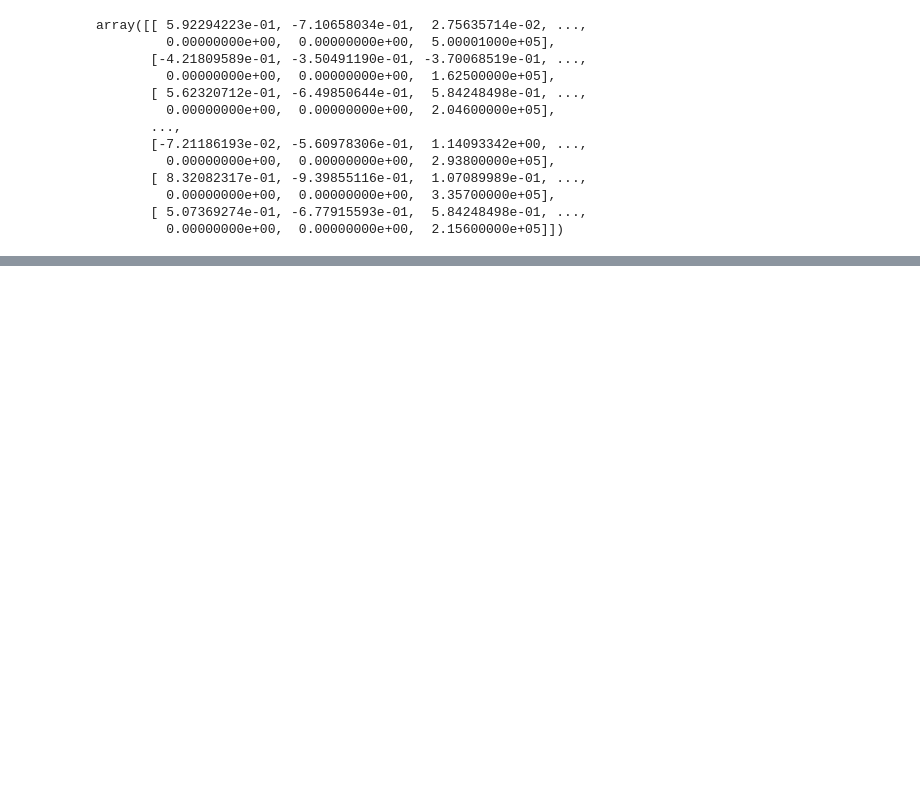
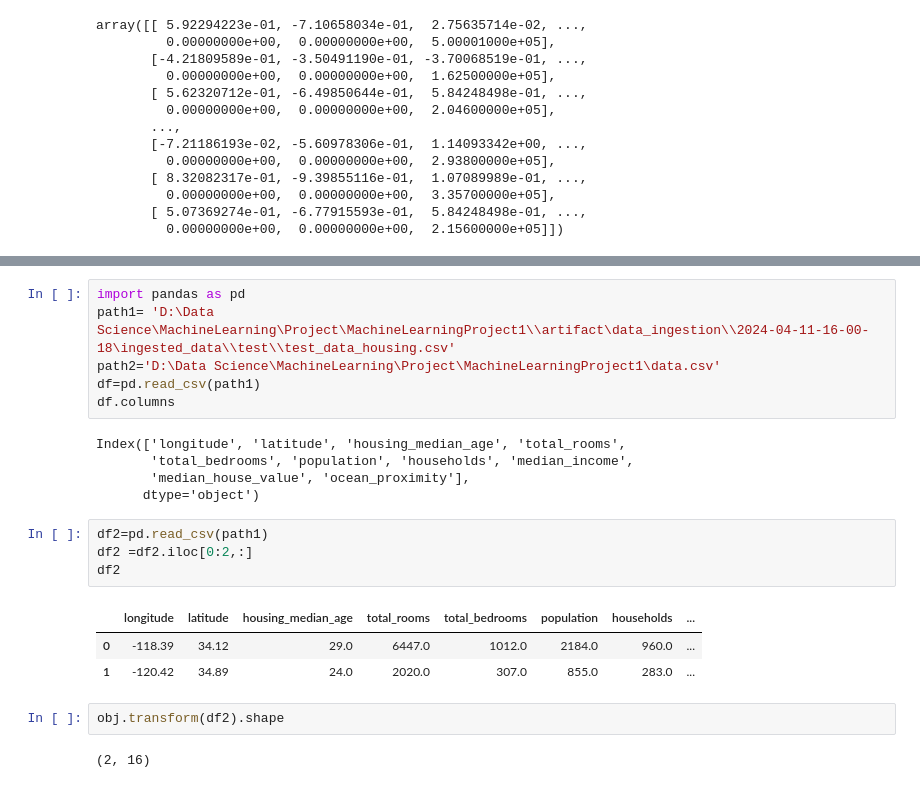
Before and after one commit to pramodkhavare/MachineLearningProject1, a Jupyter notebook: code.ipynb, the cells around one changed output, grey strips where cells are left out. Saved outputs shown, nothing was run; the diff lists cells and outputs as text; blank space fills up the shorter version.

```diff
--- a/code.ipynb
+++ b/code.ipynb
@@ -642,0 +1007,23 @@ array([[ 5.92294223e-01, -7.10658034e-01,  2.75635714e-02, ...,
+# %%
+import pandas as pd
+path1= 'D:\Data Science\MachineLearning\Project\MachineLearningProject1\\artifact\data_ingestion\\2024-04-11-16-00-18\ingested_data\\test\\test_data_housing.csv'
+path2='D:\Data Science\MachineLearning\Project\MachineLearningProject1\data.csv'
+df=pd.read_csv(path1)
+df.columns
+# %% [output]
+Index(['longitude', 'latitude', 'housing_median_age', 'total_rooms',
+       'total_bedrooms', 'population', 'households', 'median_income',
+       'median_house_value', 'ocean_proximity'],
+      dtype='object')
+# %%
+df2=pd.read_csv(path1)
+df2 =df2.iloc[0:2,:]
+df2
+# %% [output]
+|  | longitude | latitude | housing_median_age | total_rooms | total_bedrooms | population | households | ... |
+| 0 | -118.39 | 34.12 | 29.0 | 6447.0 | 1012.0 | 2184.0 | 960.0 | ... |
+| 1 | -120.42 | 34.89 | 24.0 | 2020.0 | 307.0 | 855.0 | 283.0 | ... |
+# %%
+obj.transform(df2).shape
+# %% [output]
+(2, 16)
```
Also changed, not shown: parts of 61 cells of this notebook, 31 other files.
